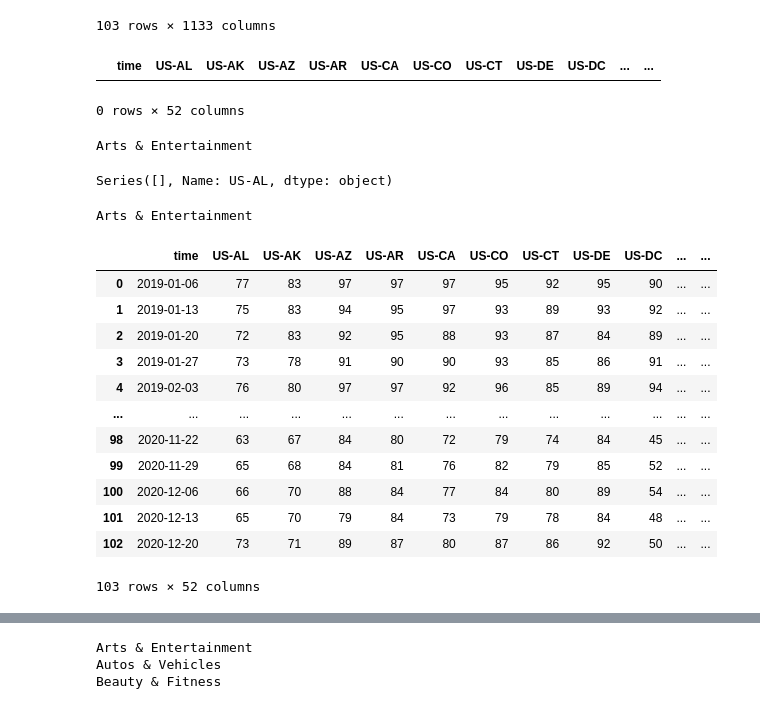
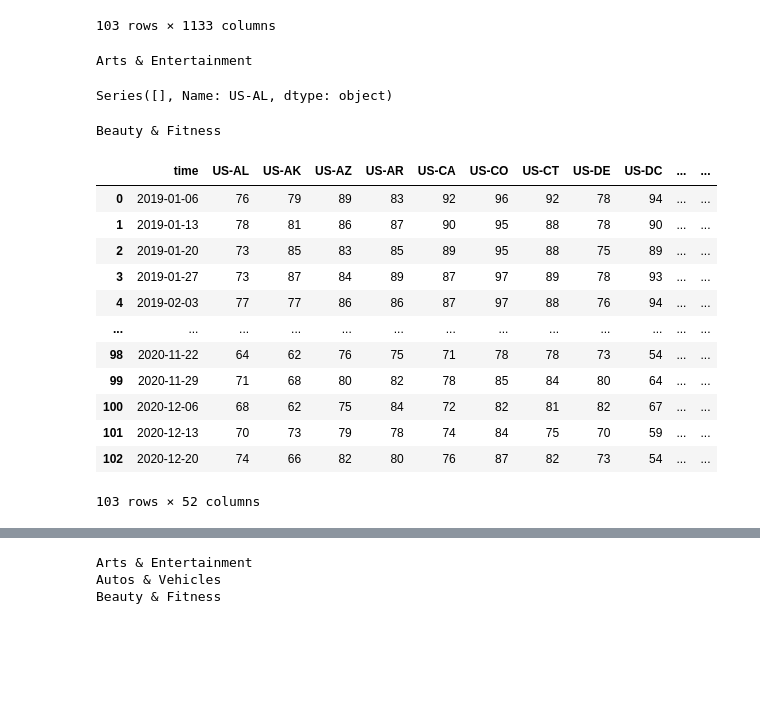
Before and after one commit to sarahDH615/google_trends_covid_project, a Jupyter notebook: sarah/google_trends/pytrends-google-search-data-workspace.ipynb, the cells around one changed output, grey strips where cells are left out. Cells and saved outputs as stored; diff of their text form; code cells hidden in the pictures; blank space fills up the shorter version.

```diff
--- a/sarah/google_trends/pytrends-google-search-data-workspace.ipynb
+++ b/sarah/google_trends/pytrends-google-search-data-workspace.ipynb
@@ -45,6 +41,7 @@ def categ_search(category, category_name, state):
         state_interest_df = pytrends.interest_over_time()
         print(f"{category_name}, {state}")
         print(state_interest_df)
+        time.sleep(5)
     except IndexError:
         print(f"problem with {category_name}")
 # %%
@@ -110,10 +104,7 @@ Business & Industrial
 state_columns_list = ['time'] + abbrev_list
 # %%
 a_cat_df = pd.DataFrame(columns=state_columns_list)
-a_cat_df.head()
+#a_cat_df.head()
-# %% [output]
-|  | time | US-AL | US-AK | US-AZ | US-AR | US-CA | US-CO | US-CT | US-DE | US-DC | ... | ... |
-0 rows × 52 columns
 # %%
 df_dict = {}
 for item in cat_name_list:
@@ -126,30 +117,31 @@ Series([], Name: US-AL, dtype: object)
 # %%
 kw_list = '*'
 
 for x in range(0, len(abbrev_list)):
     try:
-        pytrends.build_payload(kw_list, cat=cat_list[0], timeframe='2019-01-01 2020-12-20', geo=abbrev_list[x])
+        pytrends.build_payload(kw_list, cat=cat_list[2], timeframe='2019-01-01 2020-12-20', geo=abbrev_list[x])
         state_interest_df = pd.DataFrame(pytrends.interest_over_time())
         state_interest_df.reset_index(level=0, inplace=True)
         state_interest_df.reset_index(level=0, inplace=True)
-        df_dict[cat_name_list[0]]['time'] = state_interest_df['date']
-        df_dict[cat_name_list[0]][f'{abbrev_list[x]}'] = state_interest_df['*']
+        df_dict[cat_name_list[2]]['time'] = state_interest_df['date']
+        df_dict[cat_name_list[2]][f'{abbrev_list[x]}'] = state_interest_df['*']
+        time.sleep(5)
     except IndexError:
         print(f"problem with {cat_name_list[x]}")
-print(cat_name_list[0])
-df_dict[cat_name_list[0]]
+print(cat_name_list[2])
+df_dict[cat_name_list[2]]
 # %% [output]
-Arts & Entertainment
+Beauty & Fitness
 |  | time | US-AL | US-AK | US-AZ | US-AR | US-CA | US-CO | US-CT | US-DE | US-DC | ... | ... |
-| 0 | 2019-01-06 | 77 | 83 | 97 | 97 | 97 | 95 | 92 | 95 | 90 | ... | ... |
-| 1 | 2019-01-13 | 75 | 83 | 94 | 95 | 97 | 93 | 89 | 93 | 92 | ... | ... |
-| 2 | 2019-01-20 | 72 | 83 | 92 | 95 | 88 | 93 | 87 | 84 | 89 | ... | ... |
-| 3 | 2019-01-27 | 73 | 78 | 91 | 90 | 90 | 93 | 85 | 86 | 91 | ... | ... |
-| 4 | 2019-02-03 | 76 | 80 | 97 | 97 | 92 | 96 | 85 | 89 | 94 | ... | ... |
+| 0 | 2019-01-06 | 76 | 79 | 89 | 83 | 92 | 96 | 92 | 78 | 94 | ... | ... |
+| 1 | 2019-01-13 | 78 | 81 | 86 | 87 | 90 | 95 | 88 | 78 | 90 | ... | ... |
+| 2 | 2019-01-20 | 73 | 85 | 83 | 85 | 89 | 95 | 88 | 75 | 89 | ... | ... |
+| 3 | 2019-01-27 | 73 | 87 | 84 | 89 | 87 | 97 | 89 | 78 | 93 | ... | ... |
+| 4 | 2019-02-03 | 77 | 77 | 86 | 86 | 87 | 97 | 88 | 76 | 94 | ... | ... |
 | ... | ... | ... | ... | ... | ... | ... | ... | ... | ... | ... | ... | ... |
-| 98 | 2020-11-22 | 63 | 67 | 84 | 80 | 72 | 79 | 74 | 84 | 45 | ... | ... |
-| 99 | 2020-11-29 | 65 | 68 | 84 | 81 | 76 | 82 | 79 | 85 | 52 | ... | ... |
-| 100 | 2020-12-06 | 66 | 70 | 88 | 84 | 77 | 84 | 80 | 89 | 54 | ... | ... |
-| 101 | 2020-12-13 | 65 | 70 | 79 | 84 | 73 | 79 | 78 | 84 | 48 | ... | ... |
-| 102 | 2020-12-20 | 73 | 71 | 89 | 87 | 80 | 87 | 86 | 92 | 50 | ... | ... |
+| 98 | 2020-11-22 | 64 | 62 | 76 | 75 | 71 | 78 | 78 | 73 | 54 | ... | ... |
+| 99 | 2020-11-29 | 71 | 68 | 80 | 82 | 78 | 85 | 84 | 80 | 64 | ... | ... |
+| 100 | 2020-12-06 | 68 | 62 | 75 | 84 | 72 | 82 | 81 | 82 | 67 | ... | ... |
+| 101 | 2020-12-13 | 70 | 73 | 79 | 78 | 74 | 84 | 75 | 70 | 59 | ... | ... |
+| 102 | 2020-12-20 | 74 | 66 | 82 | 80 | 76 | 87 | 82 | 73 | 54 | ... | ... |
 103 rows × 52 columns
```
Also changed, not shown: parts of 4 cells of this notebook.
